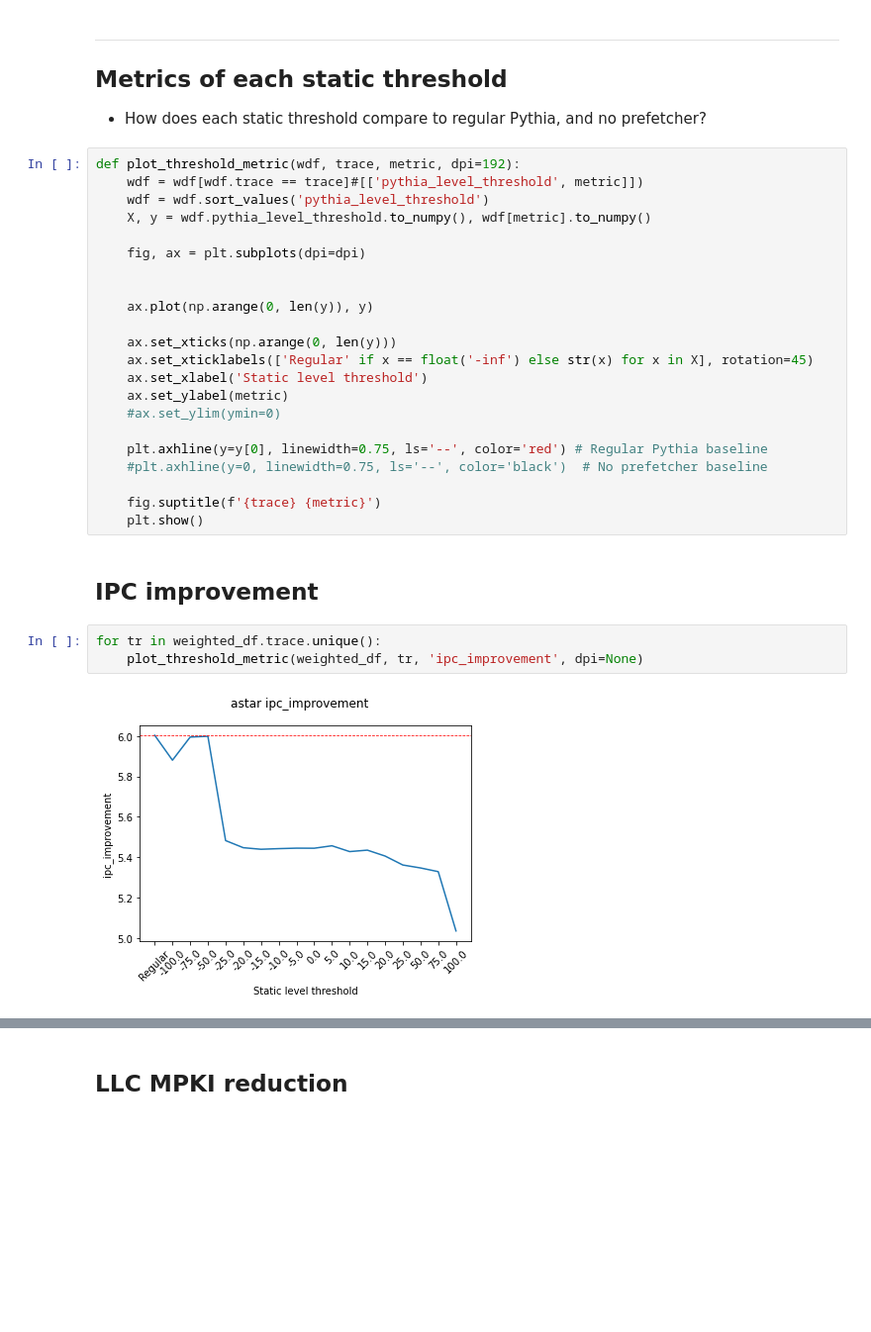
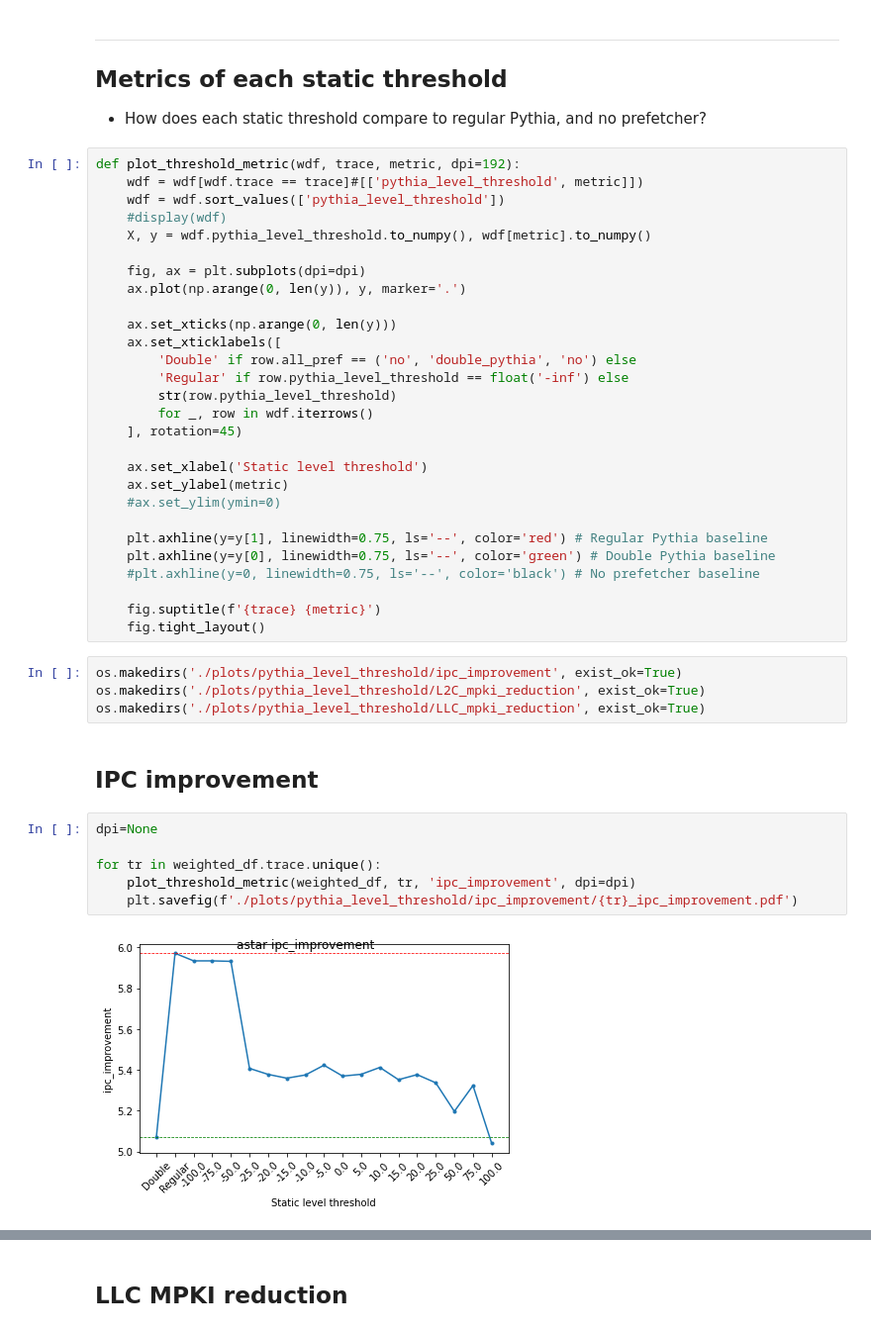
Before and after one commit to cmolder/pythia-analysis, a Jupyter notebook: pythia-level-threshold.ipynb, the cells around one changed output, grey strips where cells are left out. Shown: that part at 99% size. Saved outputs shown, nothing was run; the diff lists cells and outputs as text; blank space fills up the shorter version.

Commit message:
Added Double Pythia

```diff
--- a/pythia-level-threshold.ipynb
+++ b/pythia-level-threshold.ipynb
@@ -51,29 +46,42 @@ weighted_df = stats.get_weighted_statistics(df, weights) # Weighted by simpoint
 # %%
 def plot_threshold_metric(wdf, trace, metric, dpi=192):
     wdf = wdf[wdf.trace == trace]#[['pythia_level_threshold', metric]])
-    wdf = wdf.sort_values('pythia_level_threshold')
+    wdf = wdf.sort_values(['pythia_level_threshold'])
+    #display(wdf)
     X, y = wdf.pythia_level_threshold.to_numpy(), wdf[metric].to_numpy()
 
     fig, ax = plt.subplots(dpi=dpi)
-
-
-    ax.plot(np.arange(0, len(y)), y)
+    ax.plot(np.arange(0, len(y)), y, marker='.')
 
     ax.set_xticks(np.arange(0, len(y)))
-    ax.set_xticklabels(['Regular' if x == float('-inf') else str(x) for x in X], rotation=45)
+    ax.set_xticklabels([
+        'Double' if row.all_pref == ('no', 'double_pythia', 'no') else
+        'Regular' if row.pythia_level_threshold == float('-inf') else
+        str(row.pythia_level_threshold)
+        for _, row in wdf.iterrows()
+    ], rotation=45)
+
     ax.set_xlabel('Static level threshold')
     ax.set_ylabel(metric)
     #ax.set_ylim(ymin=0)
 
-    plt.axhline(y=y[0], linewidth=0.75, ls='--', color='red') # Regular Pythia baseline
-    #plt.axhline(y=0, linewidth=0.75, ls='--', color='black')  # No prefetcher baseline
+    plt.axhline(y=y[1], linewidth=0.75, ls='--', color='red') # Regular Pythia baseline
+    plt.axhline(y=y[0], linewidth=0.75, ls='--', color='green') # Double Pythia baseline
+    #plt.axhline(y=0, linewidth=0.75, ls='--', color='black') # No prefetcher baseline
 
     fig.suptitle(f'{trace} {metric}')
-    plt.show()
+    fig.tight_layout()
+# %%
+os.makedirs('./plots/pythia_level_threshold/ipc_improvement', exist_ok=True)
+os.makedirs('./plots/pythia_level_threshold/L2C_mpki_reduction', exist_ok=True)
+os.makedirs('./plots/pythia_level_threshold/LLC_mpki_reduction', exist_ok=True)
 # %% [markdown]
 ## IPC improvement
 # %%
+dpi=None
+
 for tr in weighted_df.trace.unique():
-    plot_threshold_metric(weighted_df, tr, 'ipc_improvement', dpi=None)
+    plot_threshold_metric(weighted_df, tr, 'ipc_improvement', dpi=dpi)
+    plt.savefig(f'./plots/pythia_level_threshold/ipc_improvement/{tr}_ipc_improvement.pdf')
 # %% [output]
-[figure, old version]
+[figure, new version]
```
Also changed, not shown: parts of 6 cells of this notebook, 3 other files.
